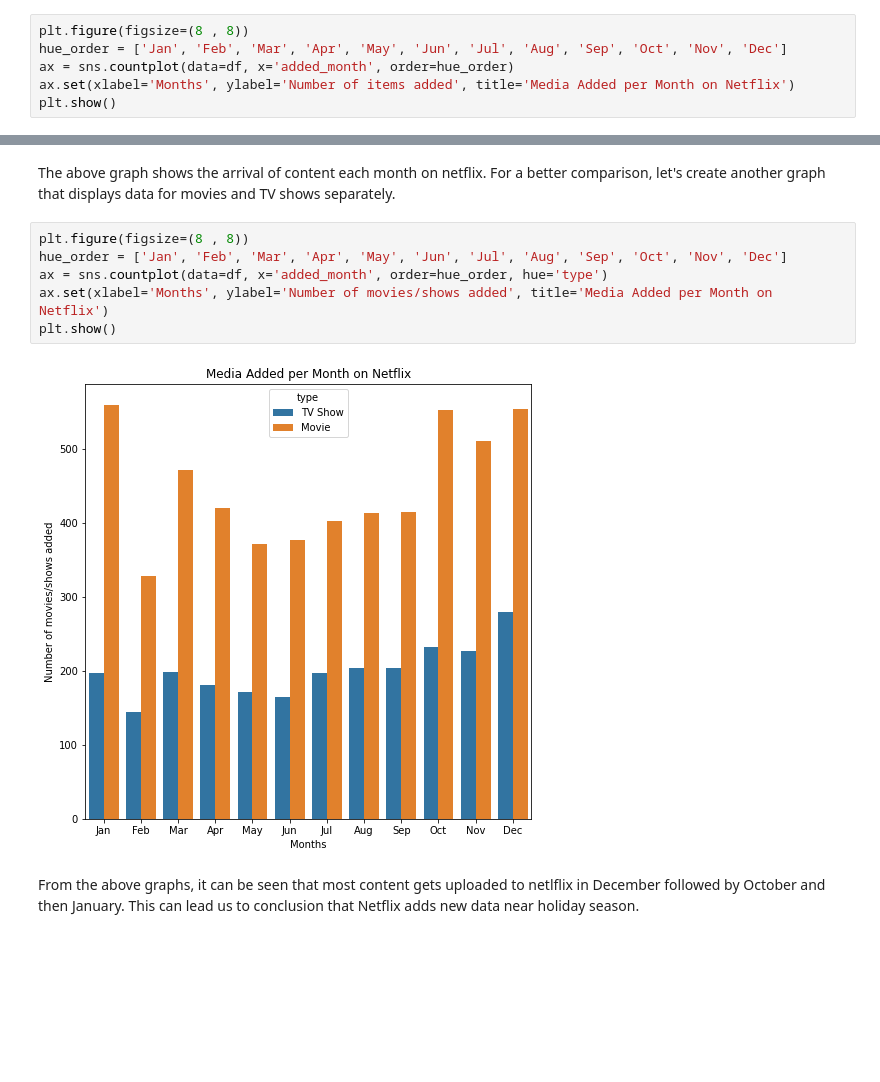
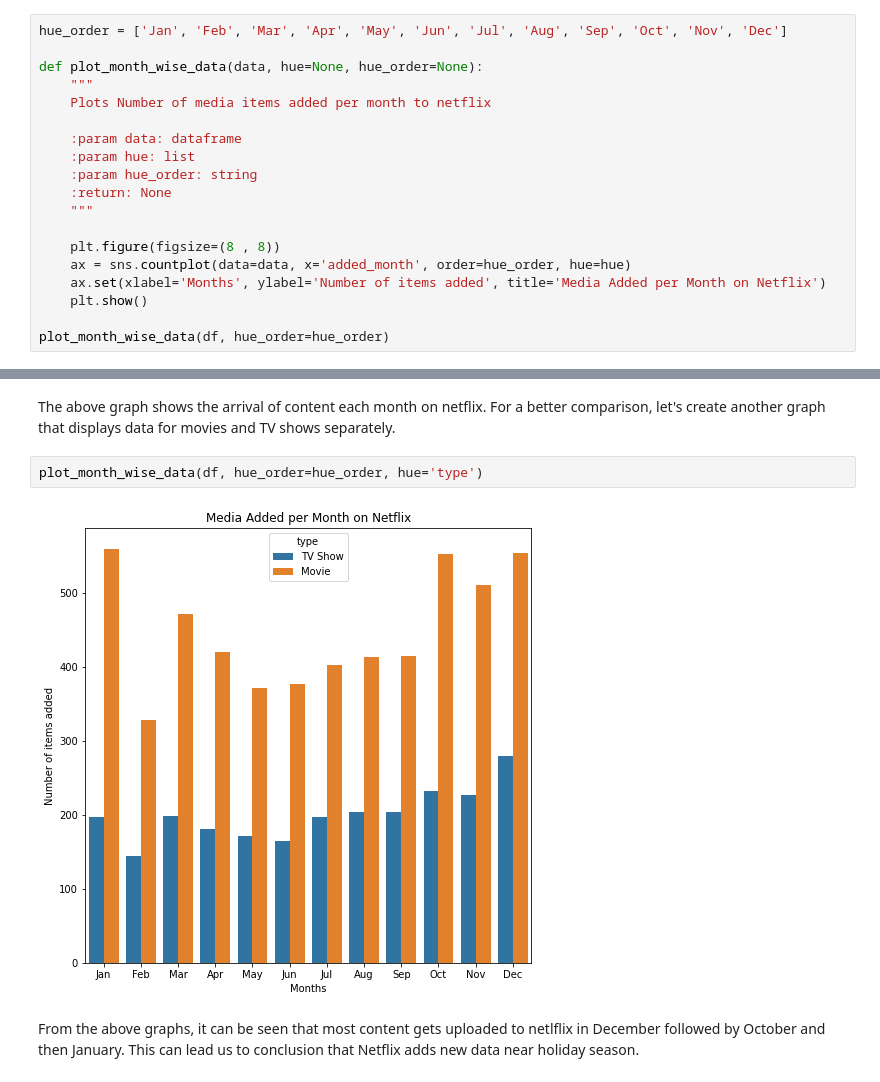
Before and after one commit to Ramshah1/Netflix-Data-Analysis, a Jupyter notebook: netflix_analysis.ipynb, the cells around one changed output, grey strips where cells are left out. Drawn from its saved outputs; the diff is of its cells as text; blank space fills up the shorter version.

```diff
--- a/netflix_analysis.ipynb
+++ b/netflix_analysis.ipynb
@@ -114,23 +114,32 @@ df.head()
 # %% [markdown]
 ### In what month of the year, does the most new content arrives on netflix?
 # %%
-plt.figure(figsize=(8 , 8))
 hue_order = ['Jan', 'Feb', 'Mar', 'Apr', 'May', 'Jun', 'Jul', 'Aug', 'Sep', 'Oct', 'Nov', 'Dec']
-ax = sns.countplot(data=df, x='added_month', order=hue_order)
-ax.set(xlabel='Months', ylabel='Number of items added', title='Media Added per Month on Netflix')
-plt.show()
+
+def plot_month_wise_data(data, hue=None, hue_order=None):
+    """
+    Plots Number of media items added per month to netflix
+
+    :param data: dataframe
+    :param hue: list
+    :param hue_order: string
+    :return: None
+    """
+
+    plt.figure(figsize=(8 , 8))
+    ax = sns.countplot(data=data, x='added_month', order=hue_order, hue=hue)
+    ax.set(xlabel='Months', ylabel='Number of items added', title='Media Added per Month on Netflix')
+    plt.show()
+
+plot_month_wise_data(df, hue_order=hue_order)
 # %% [output]
 [figure]
 # %% [markdown]
 The above graph shows the arrival of content each month on netflix. For a better comparison, let's create another graph that displays data for movies and TV shows separately.
-# %%
-plt.figure(figsize=(8 , 8))
-hue_order = ['Jan', 'Feb', 'Mar', 'Apr', 'May', 'Jun', 'Jul', 'Aug', 'Sep', 'Oct', 'Nov', 'Dec']
-ax = sns.countplot(data=df, x='added_month', order=hue_order, hue='type')
-ax.set(xlabel='Months', ylabel='Number of movies/shows added', title='Media Added per Month on Netflix')
-plt.show()
-# %% [output]
-[figure, removed]
+# %%
+plot_month_wise_data(df, hue_order=hue_order, hue='type')
+# %% [output]
+[figure, added]
 # %% [markdown]
 From the above graphs, it can be seen that most content gets uploaded to netlflix in December followed by October and then January. This can lead us to conclusion that Netflix adds new data near holiday season.
 # %% [markdown]
```
Also changed, not shown: parts of 5 cells of this notebook.
